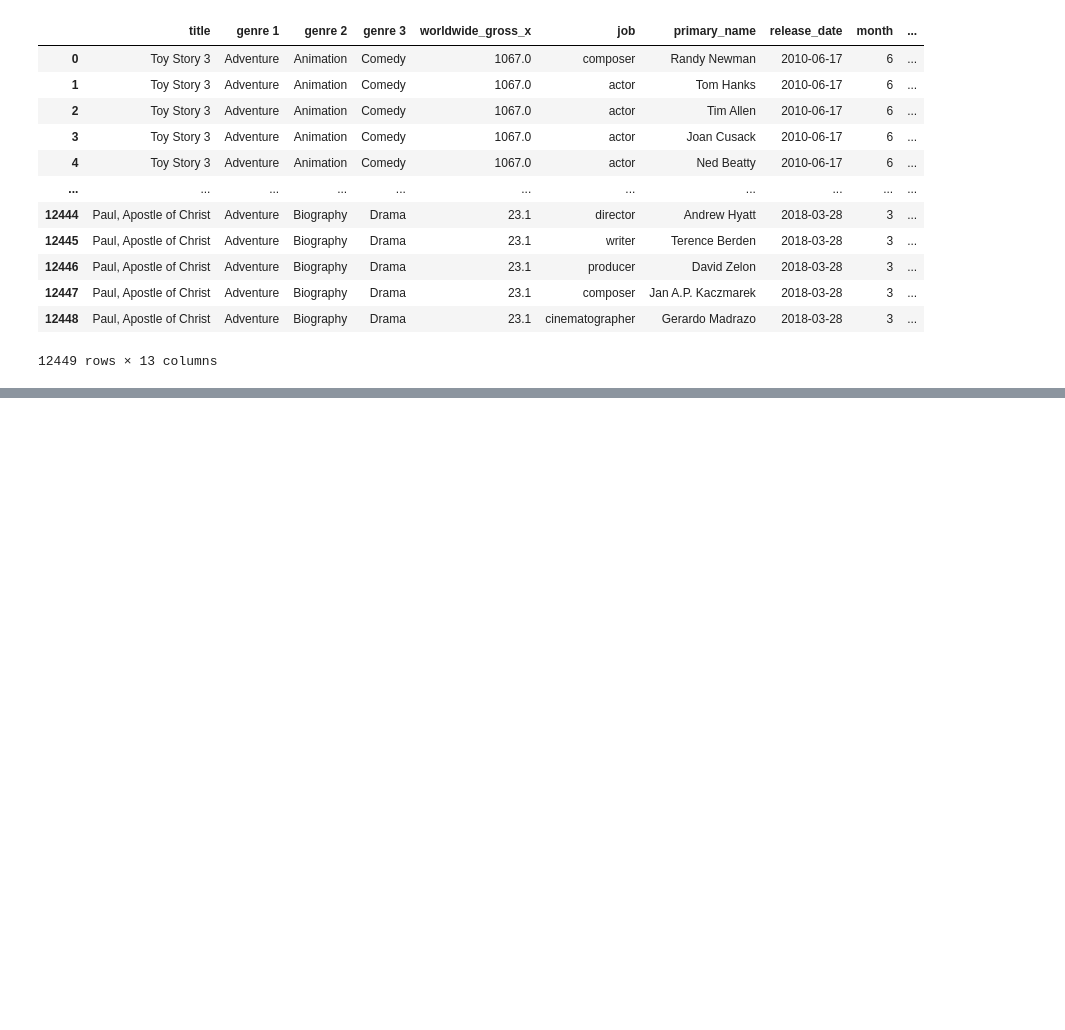
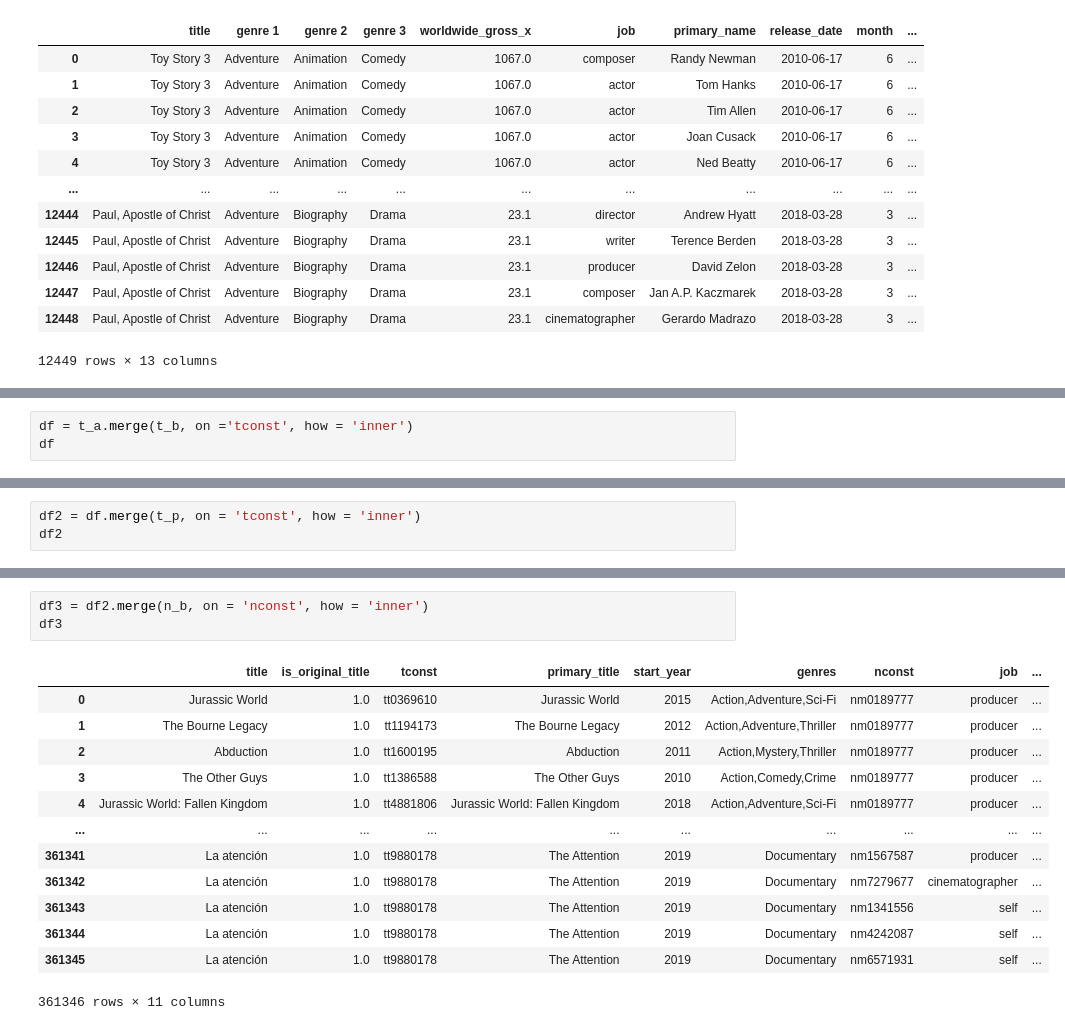
Before and after one commit to Jyve00/Microsoft_Movie_Project, a Jupyter notebook: Data Join Visualization.ipynb, the cells around one changed output, grey strips where cells are left out. Saved outputs shown, nothing was run; the diff lists cells and outputs as text; blank space fills up the shorter version.

Commit message:
df4 = merged dataframe

```diff
--- a/Data Join Visualization.ipynb
+++ b/Data Join Visualization.ipynb
@@ -1158,0 +1250,3 @@ df_merged3
+# %%
+df = t_a.merge(t_b, on ='tconst', how = 'inner')
+df
@@ -1158,0 +1267,3 @@ df_merged3
+# %%
+df2 = df.merge(t_p, on = 'tconst', how = 'inner')
+df2
@@ -1158,0 +1284,17 @@ df_merged3
+# %%
+df3 = df2.merge(n_b, on = 'nconst', how = 'inner')
+df3
+# %% [output]
+|  | title | is_original_title | tconst | primary_title | start_year | genres | nconst | job | ... |
+| 0 | Jurassic World | 1.0 | tt0369610 | Jurassic World | 2015 | Action,Adventure,Sci-Fi | nm0189777 | producer | ... |
+| 1 | The Bourne Legacy | 1.0 | tt1194173 | The Bourne Legacy | 2012 | Action,Adventure,Thriller | nm0189777 | producer | ... |
+| 2 | Abduction | 1.0 | tt1600195 | Abduction | 2011 | Action,Mystery,Thriller | nm0189777 | producer | ... |
+| 3 | The Other Guys | 1.0 | tt1386588 | The Other Guys | 2010 | Action,Comedy,Crime | nm0189777 | producer | ... |
+| 4 | Jurassic World: Fallen Kingdom | 1.0 | tt4881806 | Jurassic World: Fallen Kingdom | 2018 | Action,Adventure,Sci-Fi | nm0189777 | producer | ... |
+| ... | ... | ... | ... | ... | ... | ... | ... | ... | ... |
+| 361341 | La atención | 1.0 | tt9880178 | The Attention | 2019 | Documentary | nm1567587 | producer | ... |
+| 361342 | La atención | 1.0 | tt9880178 | The Attention | 2019 | Documentary | nm7279677 | cinematographer | ... |
+| 361343 | La atención | 1.0 | tt9880178 | The Attention | 2019 | Documentary | nm1341556 | self | ... |
+| 361344 | La atención | 1.0 | tt9880178 | The Attention | 2019 | Documentary | nm4242087 | self | ... |
+| 361345 | La atención | 1.0 | tt9880178 | The Attention | 2019 | Documentary | nm6571931 | self | ... |
+361346 rows × 11 columns
```
Also changed, not shown: parts of 14 cells of this notebook.
